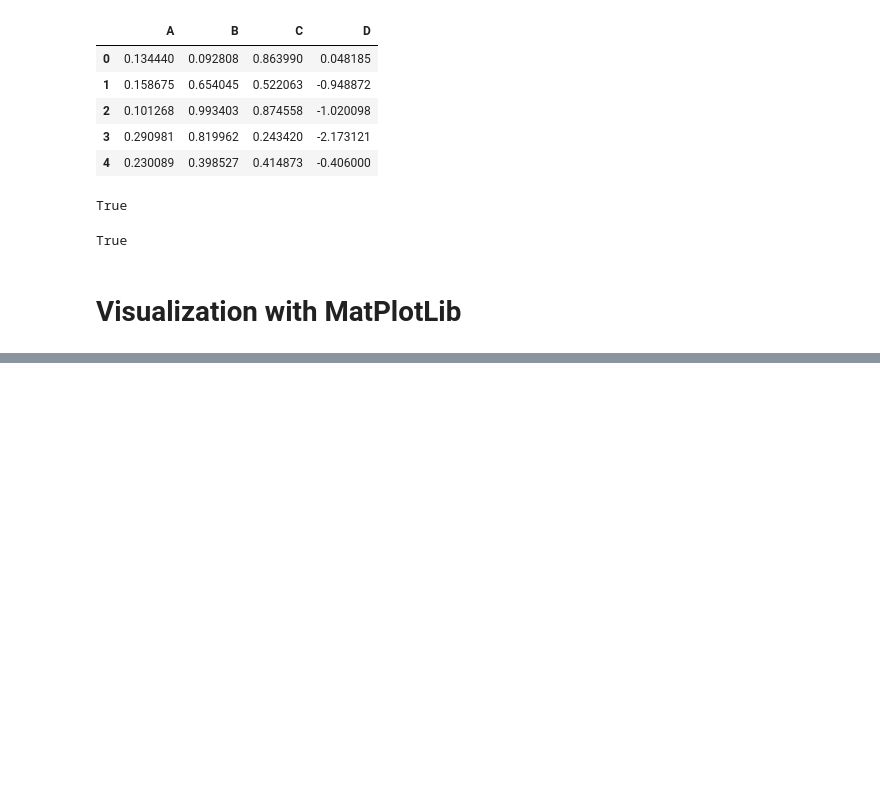
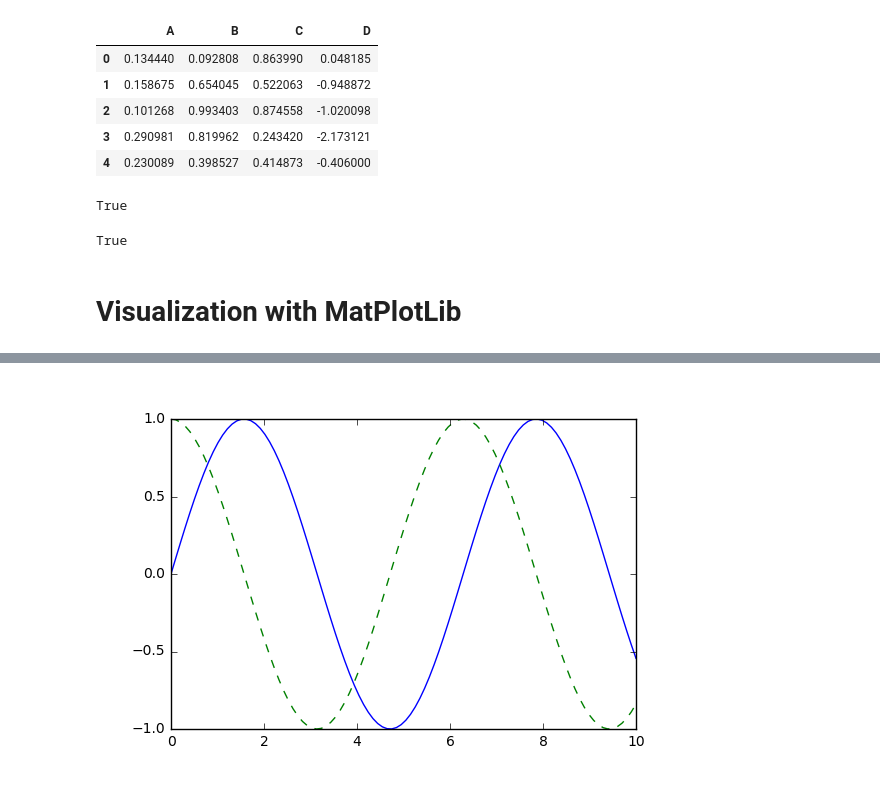
Before and after one commit to SpIIIII/jupyter-repo, a Jupyter notebook: Python Data Science Cookbook/Main.ipynb, the cells around one changed output, grey strips where cells are left out. Saved outputs shown, nothing was run; the diff lists cells and outputs as text; code cells hidden in the pictures; blank space fills up the shorter version.

```diff
--- a/Python Data Science Cookbook/Main.ipynb
+++ b/Python Data Science Cookbook/Main.ipynb
@@ -262,0 +313,5 @@ True
+# %%
+from IPython.display import Image
+Image('my_figure.png')
+# %% [output]
+[figure, added]
```
Also changed, not shown: parts of 13 cells of this notebook, 1 other file.
